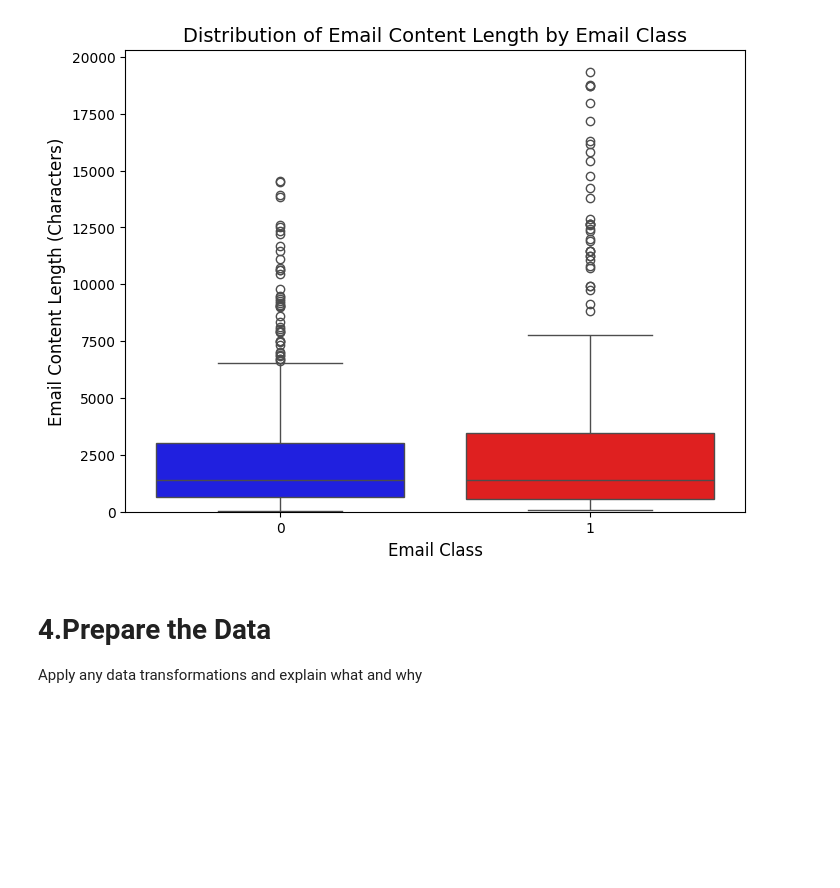
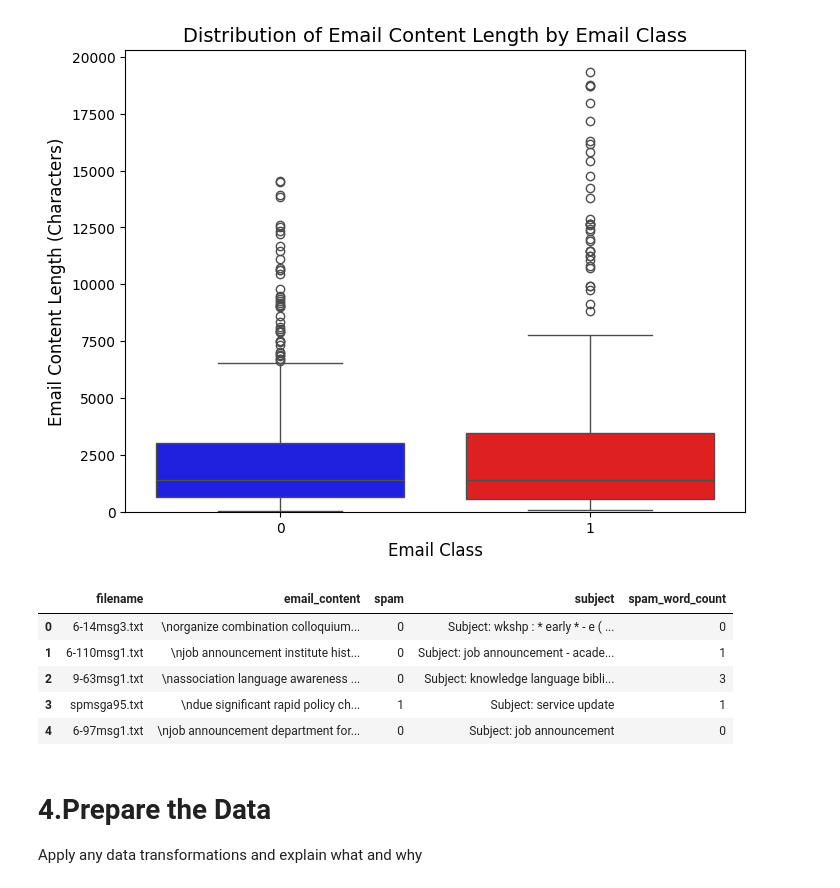
Before and after one commit to alanjit2/Machine-Learning-AI-Honors, a Jupyter notebook: Project_4/Project_4.ipynb, the cells around one changed output. Saved outputs shown, nothing was run; the diff lists cells and outputs as text; code cells hidden in the pictures; blank space fills up the shorter version.

Commit message:
add spam word count

```diff
--- a/Project_4/Project_4.ipynb
+++ b/Project_4/Project_4.ipynb
@@ -146,3 +190,23 @@ Passing `palette` without assigning `hue` is deprecated and will be removed in v
+# %%
+def count_spam_words(email_text):
+    if pd.isna(email_text):
+        return 0
+    count = 0
+    for word in spam_trigger_words:
+        if ' '+word+' ' in str(email_text).lower():
+            count+=1
+
+    return count
+# %%
+df_copy['spam_word_count'] = df['email_content'].apply(count_spam_words)
+df_copy.head()
+# %% [output]
+|  | filename | email_content | spam | subject | spam_word_count |
+| 0 | 6-14msg3.txt | \norganize combination colloquium... | 0 | Subject: wkshp : * early * - e ( ... | 0 |
+| 1 | 6-110msg1.txt | \njob announcement institute hist... | 0 | Subject: job announcement - acade... | 1 |
+| 2 | 9-63msg1.txt | \nassociation language awareness ... | 0 | Subject: knowledge language bibli... | 3 |
+| 3 | spmsga95.txt | \ndue significant rapid policy ch... | 1 | Subject: service update | 1 |
+| 4 | 6-97msg1.txt | \njob announcement department for... | 0 | Subject: job announcement | 0 |
 # %% [markdown]
 # 4.Prepare the Data
 
```
Also changed, not shown: parts of 1 cell of this notebook.
